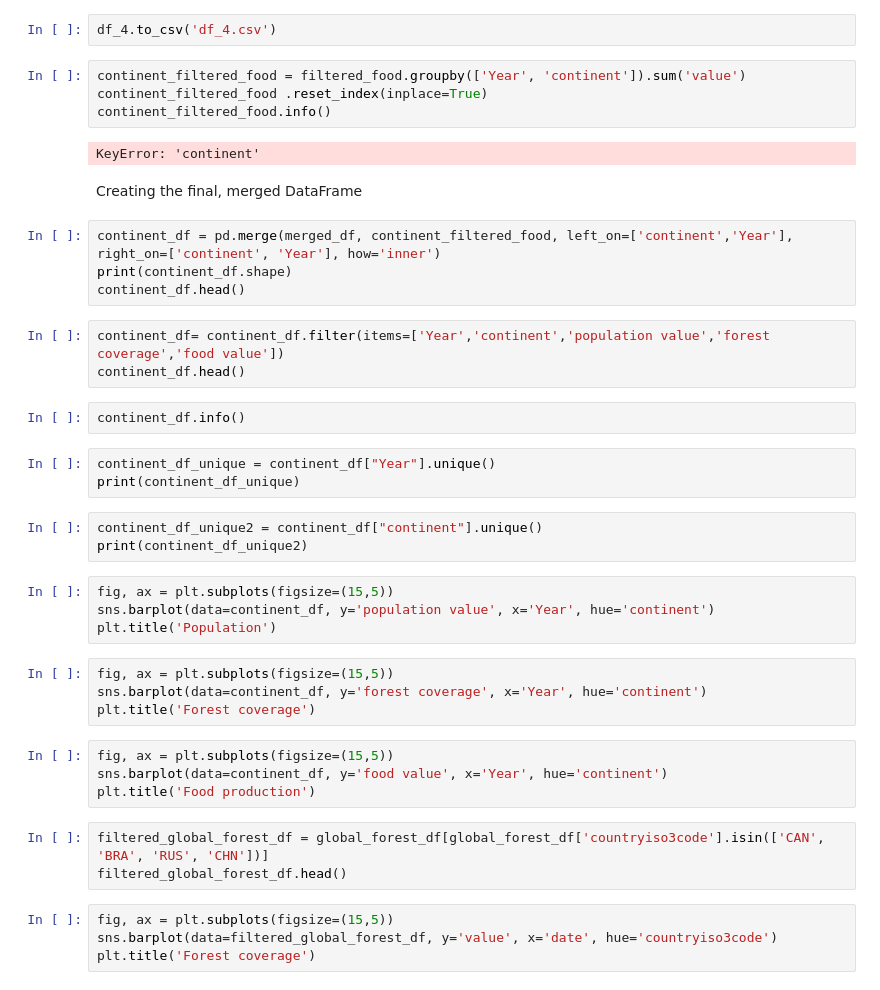
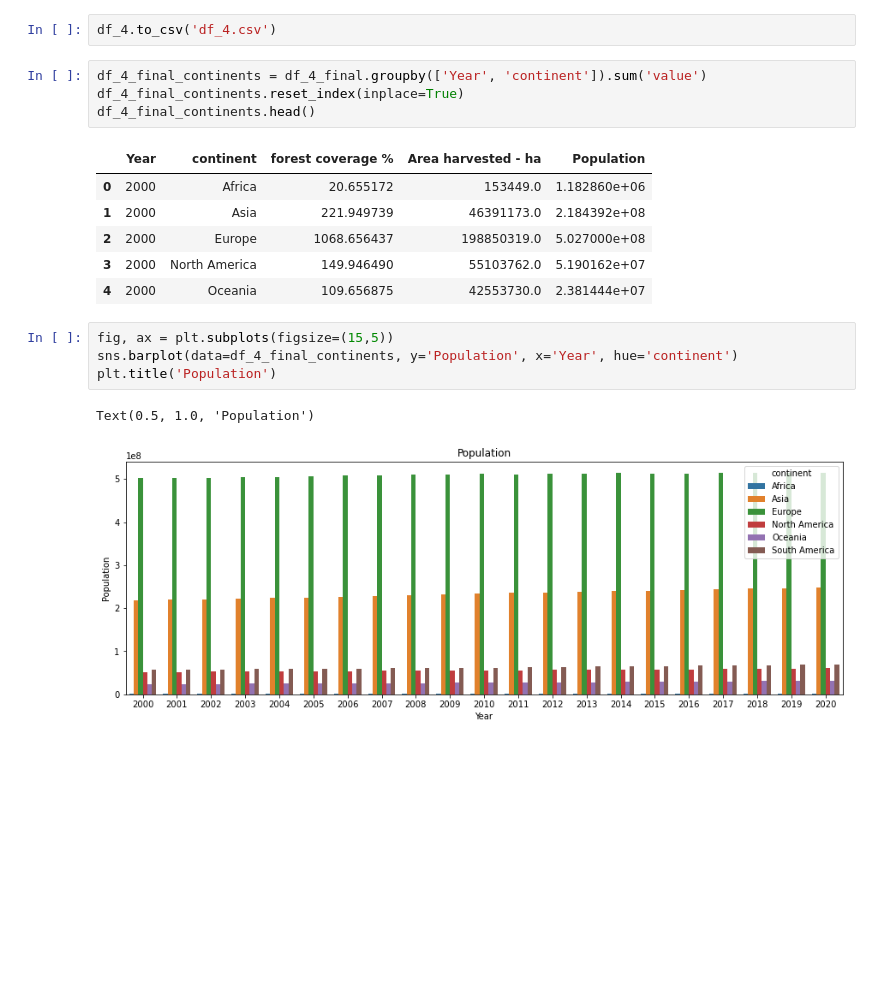
Before and after one commit to BoSuto/Specialist-Certificate-in-Data-Analytics-Essential-Jan-2023, a Jupyter notebook: Project - Spring 2023.ipynb, the cells around one changed output. Saved outputs shown, nothing was run; the diff lists cells and outputs as text; blank space fills up the shorter version.

Commit message:
final Dataframe

```diff
--- a/Project - Spring 2023.ipynb
+++ b/Project - Spring 2023.ipynb
@@ -620,44 +626,20 @@ Text(0.5, 1.0, 'Population')
 # %%
 df_4.to_csv('df_4.csv')
 # %%
-continent_filtered_food = filtered_food.groupby(['Year', 'continent']).sum('value')
-continent_filtered_food .reset_index(inplace=True)
-continent_filtered_food.info()
+df_4_final_continents = df_4_final.groupby(['Year', 'continent']).sum('value')
+df_4_final_continents.reset_index(inplace=True)
+df_4_final_continents.head()
 # %% [output]
-KeyError: 'continent'
+|  | Year | continent | forest coverage % | Area harvested - ha | Population |
+| 0 | 2000 | Africa | 20.655172 | 153449.0 | 1.182860e+06 |
+| 1 | 2000 | Asia | 221.949739 | 46391173.0 | 2.184392e+08 |
+| 2 | 2000 | Europe | 1068.656437 | 198850319.0 | 5.027000e+08 |
+| 3 | 2000 | North America | 149.946490 | 55103762.0 | 5.190162e+07 |
+| 4 | 2000 | Oceania | 109.656875 | 42553730.0 | 2.381444e+07 |
-# %% [markdown]
-Creating the final, merged DataFrame
-# %%
-continent_df = pd.merge(merged_df, continent_filtered_food, left_on=['continent','Year'], right_on=['continent', 'Year'], how='inner')
-print(continent_df.shape)
-continent_df.head()
-# %%
-continent_df= continent_df.filter(items=['Year','continent','population value','forest coverage','food value'])
-continent_df.head()
-# %%
-continent_df.info()
-# %%
-continent_df_unique = continent_df["Year"].unique()
-print(continent_df_unique)
-# %%
-continent_df_unique2 = continent_df["continent"].unique()
-print(continent_df_unique2)
 # %%
 fig, ax = plt.subplots(figsize=(15,5))
-sns.barplot(data=continent_df, y='population value', x='Year', hue='continent')
+sns.barplot(data=df_4_final_continents, y='Population', x='Year', hue='continent')
 plt.title('Population')
+# %% [output]
+Text(0.5, 1.0, 'Population')
+[figure, added]
-# %%
-fig, ax = plt.subplots(figsize=(15,5))
-sns.barplot(data=continent_df, y='forest coverage', x='Year', hue='continent')
-plt.title('Forest coverage')
-# %%
-fig, ax = plt.subplots(figsize=(15,5))
-sns.barplot(data=continent_df, y='food value', x='Year', hue='continent')
-plt.title('Food production')
-# %%
-filtered_global_forest_df = global_forest_df[global_forest_df['countryiso3code'].isin(['CAN', 'BRA', 'RUS', 'CHN'])]
-filtered_global_forest_df.head()
-# %%
-fig, ax = plt.subplots(figsize=(15,5))
-sns.barplot(data=filtered_global_forest_df, y='value', x='date', hue='countryiso3code')
-plt.title('Forest coverage')
```
Also changed, not shown: parts of 7 cells of this notebook.
